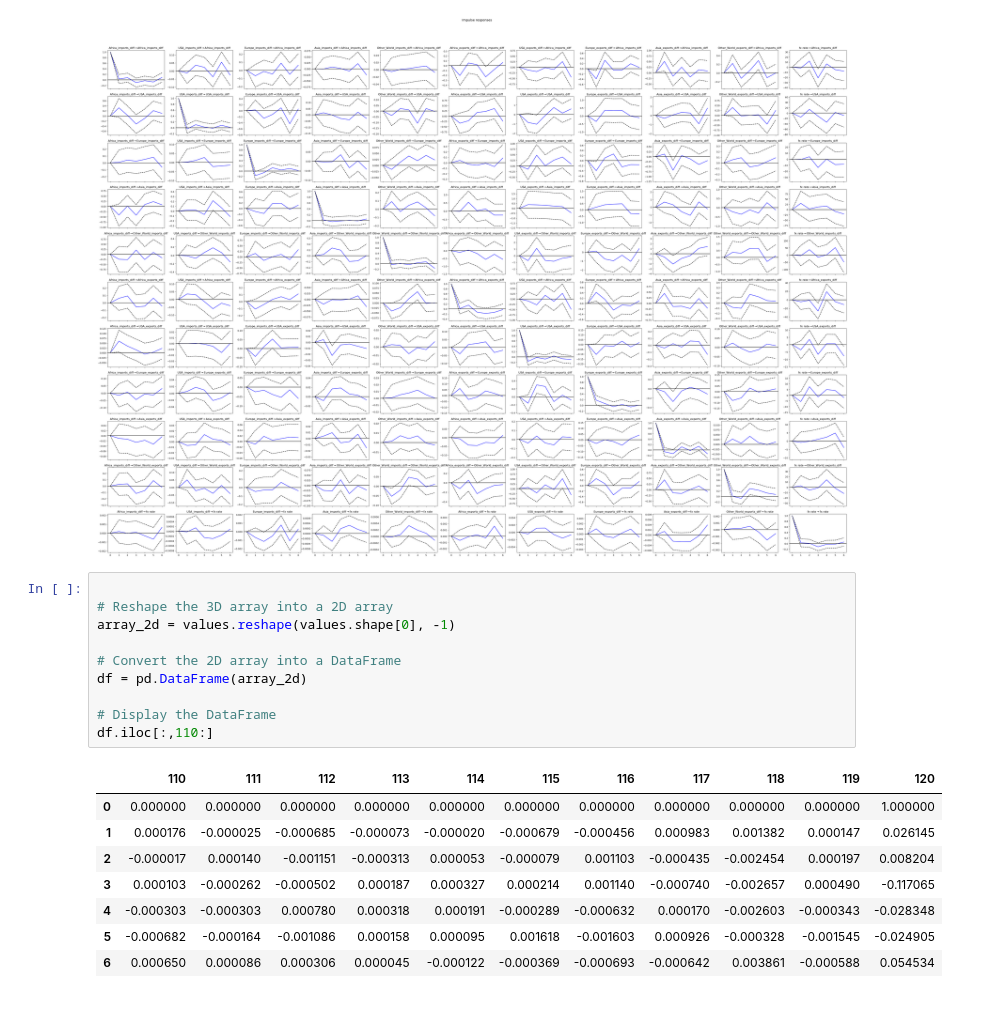
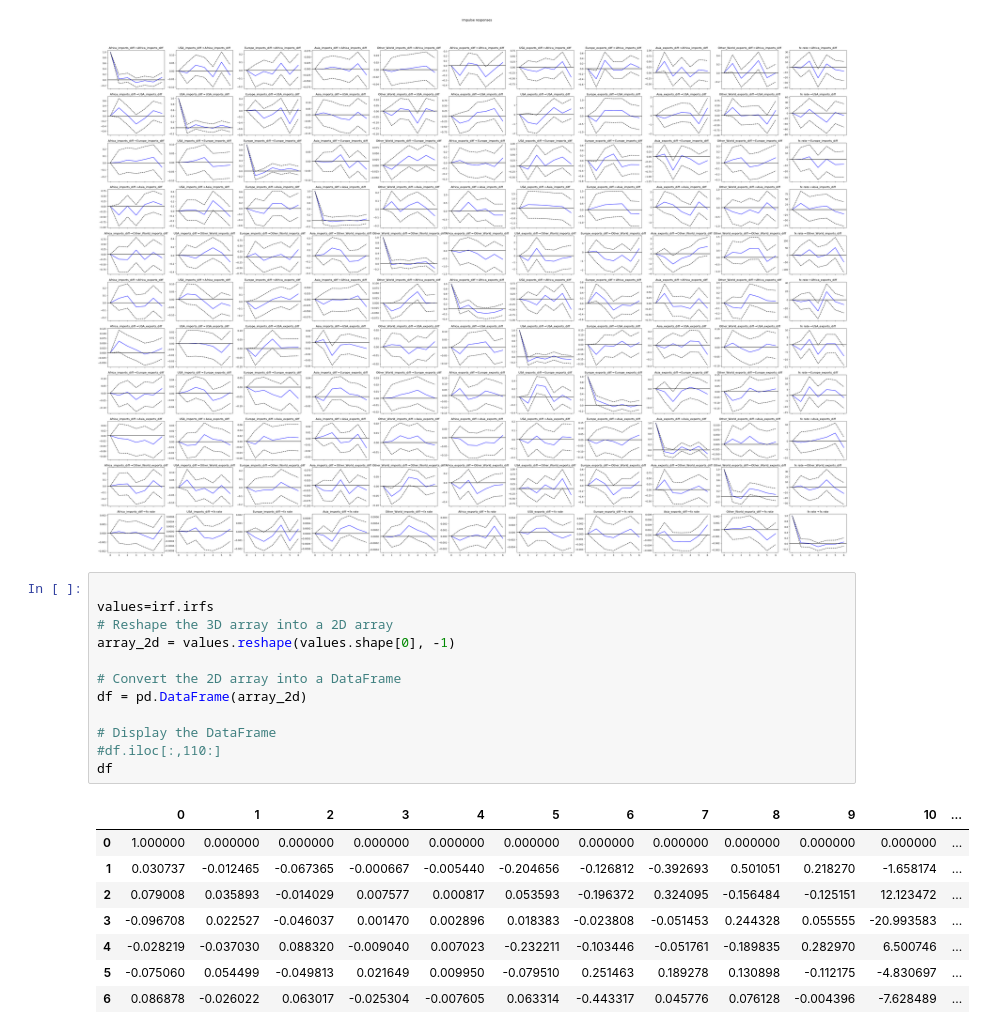
Before and after one commit to Lorraine254/TimeSeriesAnalysis1, a Jupyter notebook: Correlation and Causation.ipynb, the cells around one changed output. Saved outputs shown, nothing was run; the diff lists cells and outputs as text.

Commit message:
values

```diff
--- a/Correlation and Causation.ipynb
+++ b/Correlation and Causation.ipynb
@@ -358,20 +358,22 @@ plt.show()
 [figure]
 # %%
 
+values=irf.irfs
 # Reshape the 3D array into a 2D array
 array_2d = values.reshape(values.shape[0], -1)
 
 # Convert the 2D array into a DataFrame
 df = pd.DataFrame(array_2d)
 
 # Display the DataFrame
-df.iloc[:,110:]
+#df.iloc[:,110:]
+df
 # %% [output]
-|  | 110 | 111 | 112 | 113 | 114 | 115 | 116 | 117 | 118 | 119 | 120 |
-| 0 | 0.000000 | 0.000000 | 0.000000 | 0.000000 | 0.000000 | 0.000000 | 0.000000 | 0.000000 | 0.000000 | 0.000000 | 1.000000 |
-| 1 | 0.000176 | -0.000025 | -0.000685 | -0.000073 | -0.000020 | -0.000679 | -0.000456 | 0.000983 | 0.001382 | 0.000147 | 0.026145 |
-| 2 | -0.000017 | 0.000140 | -0.001151 | -0.000313 | 0.000053 | -0.000079 | 0.001103 | -0.000435 | -0.002454 | 0.000197 | 0.008204 |
-| 3 | 0.000103 | -0.000262 | -0.000502 | 0.000187 | 0.000327 | 0.000214 | 0.001140 | -0.000740 | -0.002657 | 0.000490 | -0.117065 |
-| 4 | -0.000303 | -0.000303 | 0.000780 | 0.000318 | 0.000191 | -0.000289 | -0.000632 | 0.000170 | -0.002603 | -0.000343 | -0.028348 |
-| 5 | -0.000682 | -0.000164 | -0.001086 | 0.000158 | 0.000095 | 0.001618 | -0.001603 | 0.000926 | -0.000328 | -0.001545 | -0.024905 |
-| 6 | 0.000650 | 0.000086 | 0.000306 | 0.000045 | -0.000122 | -0.000369 | -0.000693 | -0.000642 | 0.003861 | -0.000588 | 0.054534 |
+|  | 0 | 1 | 2 | 3 | 4 | 5 | 6 | 7 | 8 | 9 | 10 | ... |
+| 0 | 1.000000 | 0.000000 | 0.000000 | 0.000000 | 0.000000 | 0.000000 | 0.000000 | 0.000000 | 0.000000 | 0.000000 | 0.000000 | ... |
+| 1 | 0.030737 | -0.012465 | -0.067365 | -0.000667 | -0.005440 | -0.204656 | -0.126812 | -0.392693 | 0.501051 | 0.218270 | -1.658174 | ... |
+| 2 | 0.079008 | 0.035893 | -0.014029 | 0.007577 | 0.000817 | 0.053593 | -0.196372 | 0.324095 | -0.156484 | -0.125151 | 12.123472 | ... |
+| 3 | -0.096708 | 0.022527 | -0.046037 | 0.001470 | 0.002896 | 0.018383 | -0.023808 | -0.051453 | 0.244328 | 0.055555 | -20.993583 | ... |
+| 4 | -0.028219 | -0.037030 | 0.088320 | -0.009040 | 0.007023 | -0.232211 | -0.103446 | -0.051761 | -0.189835 | 0.282970 | 6.500746 | ... |
+| 5 | -0.075060 | 0.054499 | -0.049813 | 0.021649 | 0.009950 | -0.079510 | 0.251463 | 0.189278 | 0.130898 | -0.112175 | -4.830697 | ... |
+| 6 | 0.086878 | -0.026022 | 0.063017 | -0.025304 | -0.007605 | 0.063314 | -0.443317 | 0.045776 | 0.076128 | -0.004396 | -7.628489 | ... |
```
Also changed, not shown: parts of 1 cell of this notebook.
